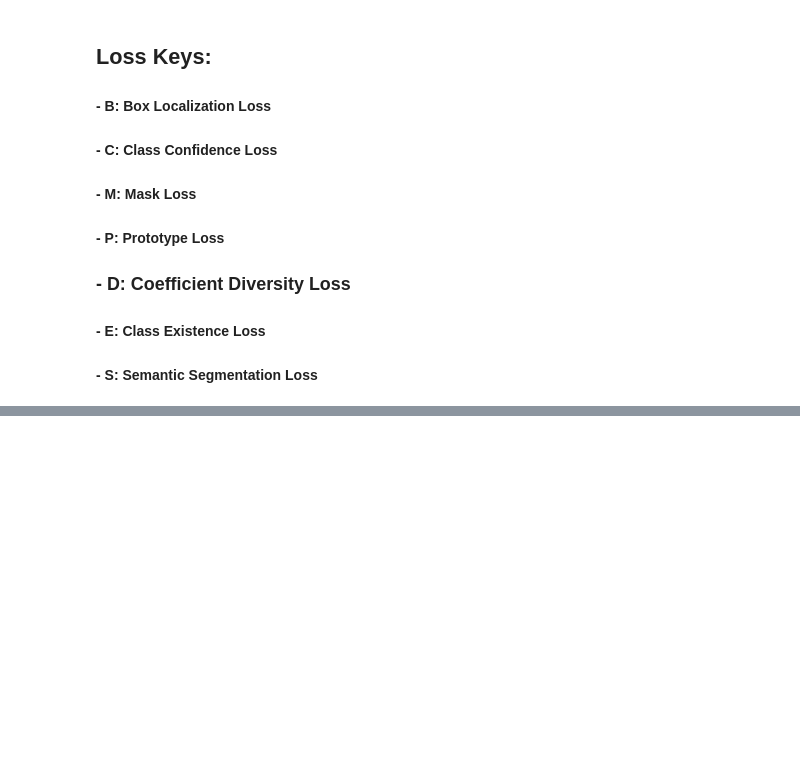
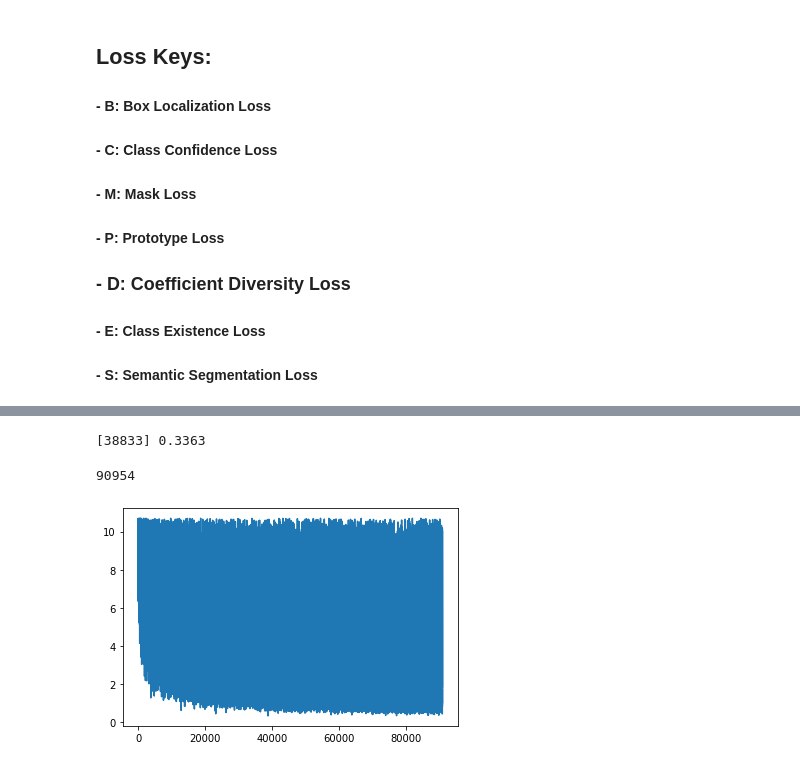
Before and after one commit to kogans1107/AR_yolact, a Jupyter notebook: Loss_Values_data.py.ipynb, the cells around one changed output, grey strips where cells are left out. Cells and saved outputs as stored; diff of their text form; code cells hidden in the pictures; blank space fills up the shorter version.

Commit message:
function module for loss values plot

```diff
--- a/Loss_Values_data.py.ipynb
+++ b/Loss_Values_data.py.ipynb
@@ -26,3 +26,8 @@ f
  '{"type": "train", "session": 2, "data": {"loss": {"B": 1.50328, "M": 2.22829, "C": 1.50818, "S": 0.25003, "T": 5.48978}, "epoch": 19, "iter": 968, "lr": 0.001, "elapsed": 6.44551682472229}, "time":  ...
  '{"type": "train", "session": 2, "data": {"loss": {"B": 1.1119, "M": 1.71562, "C": 1.16768, "S": 0.42988, "T": 4.42509}, "epoch": 19, "iter": 969, "lr": 0.001, "elapsed": 0.8937044143676758}, "time": ...
  ...]
+# %%
+directory = "/home/basa/AR_yolact/logs/"
+with open(directory +"yolact_base_ExpCDC9.txt") as f:
+    fs =  f.readlines()
+# type(fs[1])
@@ -29,7 +36,9 @@ f
 # %%
 from ast import literal_eval
 import json
-nw_f = []
-for n in f:
+nw_fs = []
+for n in fs:
     res = json.loads(n)
-    nw_f.append(res)
+    nw_fs.append(res)
+
+nw_fs[2].keys()
@@ -114,7 +154,7 @@ def loss_values_analysis(file):
     nw_fdf = pd.DataFrame(nw_f)
     nw_fdf = nw_fdf[nw_fdf["type"]=="train"]
     tot_ls = {}
-    for u in range(d[-1]):
+    for u in nw_fdf["session"].unique():
         tot_ls[u] = (nw_fdf[nw_fdf["session"]==u])
     # Extraxt the data that contains the losses
     dt_dic = {}
@@ -151,0 +183,3 @@ plt.plot(dt_dic2_df[2]["M"])
+# %%
+df = loss_values_analysis(file= "/home/basa/AR_yolact/logs/yolact_base_ExpCDC9.txt")
+df[62]
@@ -151,0 +208,59 @@ plt.plot(dt_dic2_df[2]["M"])
+# %%
+sess = 59
+sf = df[59]['T']+df[62]['T']
+
+six = df[62]['T']
+
+df_list = list(df[59]['T'])
+for i in range(len(df[62]['T'])):
+    df_list.append(six[i])
+# plt.plot(sf)
+# print(sf)
+df_list
+# plt.plot(df_list)
+# y_min = sf.min()
+# y_max = df[sess]['T'].max()
+# y = df[sess]['T']
+# x_max = 0
+# x_list = []
+# for x in range(len(y)):
+#     if y[x] == y_min:
+#         x_list.append(x)
+# y[0]
+# # y[101299]
+# # len(y)
+# x_list
+import numpy as np
+df_mean = np.mean(df_list)
+df_std = np.std(df_list)
+
+x_upper = df_mean + 1.5*df_std
+x_lower = df_mean - 1.5*df_std
+
+plot_df  = []
+for x in df_list:
+    if x > x_upper or x < 0:
+#         print(x)
+        df_list.remove(x)
+    else:
+        plot_df.append(x)
+
+plt.plot(plot_df)
+
+y_min = np.min(plot_df)
+y_max = df[sess]['T'].max()
+y = plot_df
+# x_max = 0
+x_list = []
+for x in range(len(y)):
+    if y[x] == y_min:
+        x_list.append(x)
+print(x_list,y_min)
+len(plot_df)
+# df_mean
+# x_upper
+# x_lower
+# %% [output]
+[38833] 0.3363
+90954
+[figure, added]
```
Also changed, not shown: parts of 24 cells of this notebook.
